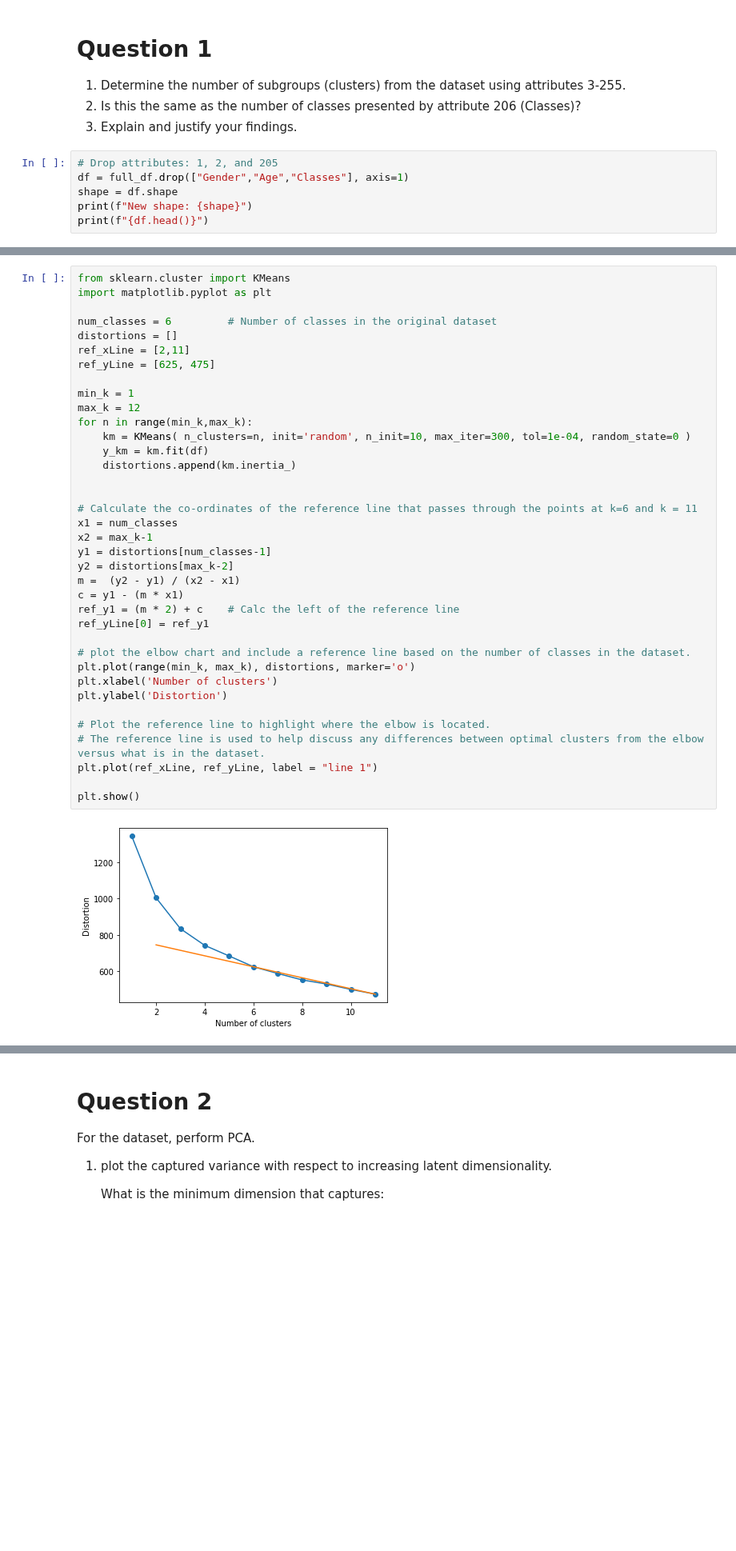
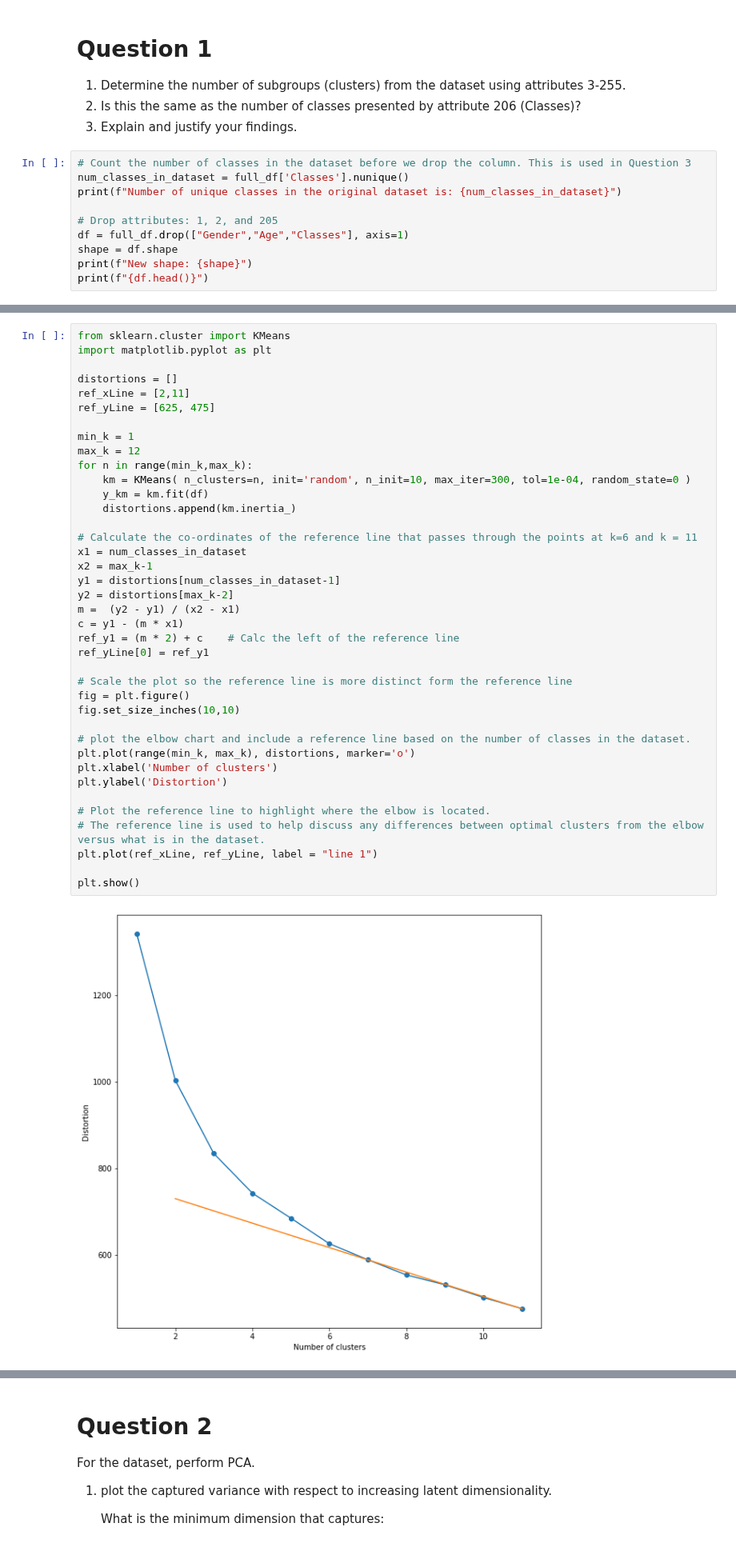
Before and after one commit to bryonbaker/SIT720, a Jupyter notebook: Ass2/SIT720_A2_85031775.ipynb, the cells around one changed output, grey strips where cells are left out. Shown at 80% size. Saved outputs shown, nothing was run; the diff lists cells and outputs as text; blank space fills up the shorter version.

```diff
--- a/Ass2/SIT720_A2_85031775.ipynb
+++ b/Ass2/SIT720_A2_85031775.ipynb
@@ -73,6 +73,10 @@ Initial shape: (70, 206)
 2. Is this the same as the number of classes presented by attribute 206 (Classes)?
 3. Explain and justify your findings.
 # %%
+# Count the number of classes in the dataset before we drop the column. This is used in Question 3
+num_classes_in_dataset = full_df['Classes'].nunique()
+print(f"Number of unique classes in the original dataset is: {num_classes_in_dataset}")
+
 # Drop attributes: 1, 2, and 205
 df = full_df.drop(["Gender","Age","Classes"], axis=1)
 shape = df.shape
@@ -100,40 +104,42 @@ New shape: (70, 203)
 from sklearn.cluster import KMeans
 import matplotlib.pyplot as plt
 
-num_classes = 6         # Number of classes in the original dataset
 distortions = []
 ref_xLine = [2,11]
 ref_yLine = [625, 475]
 
 min_k = 1
 max_k = 12
 for n in range(min_k,max_k):
     km = KMeans( n_clusters=n, init='random', n_init=10, max_iter=300, tol=1e-04, random_state=0 )
     y_km = km.fit(df)
     distortions.append(km.inertia_)
 
-
 # Calculate the co-ordinates of the reference line that passes through the points at k=6 and k = 11
-x1 = num_classes
+x1 = num_classes_in_dataset
 x2 = max_k-1
-y1 = distortions[num_classes-1]
+y1 = distortions[num_classes_in_dataset-1]
 y2 = distortions[max_k-2]
 m =  (y2 - y1) / (x2 - x1)
 c = y1 - (m * x1)
 ref_y1 = (m * 2) + c    # Calc the left of the reference line
 ref_yLine[0] = ref_y1
+
+# Scale the plot so the reference line is more distinct form the reference line
+fig = plt.figure()
+fig.set_size_inches(10,10)
 
 # plot the elbow chart and include a reference line based on the number of classes in the dataset.
 plt.plot(range(min_k, max_k), distortions, marker='o')
 plt.xlabel('Number of clusters')
 plt.ylabel('Distortion')
 
 # Plot the reference line to highlight where the elbow is located.
 # The reference line is used to help discuss any differences between optimal clusters from the elbow versus what is in the dataset.
 plt.plot(ref_xLine, ref_yLine, label = "line 1")
 
 plt.show()
 # %% [output]
-[figure, old version]
+[figure, new version]
 # %% [markdown]
 ## Discussion
```
Also changed, not shown: parts of 11 cells of this notebook, 1 other file.
